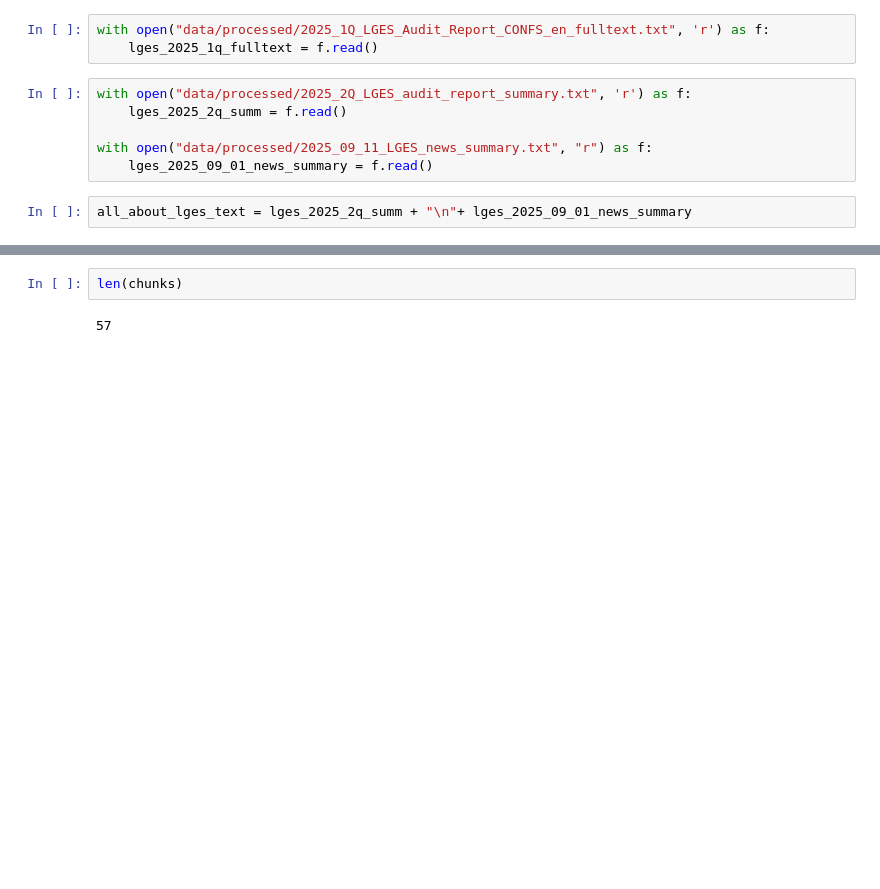
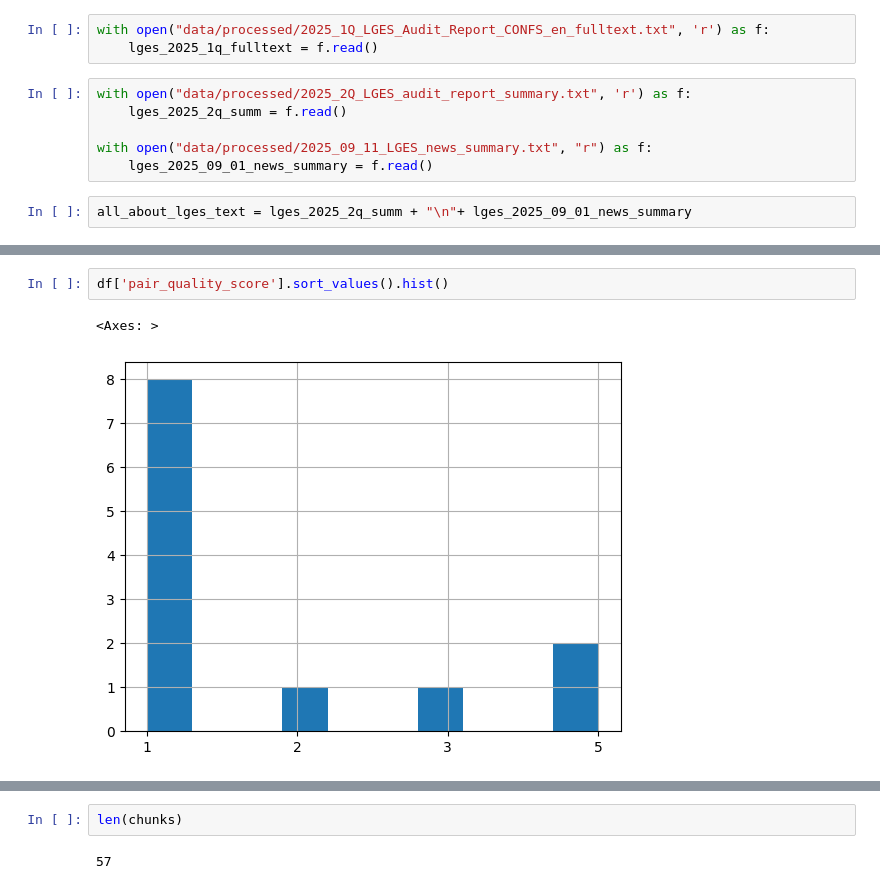
Before and after one commit to HaneulKim214/RAG_research, a Jupyter notebook: 99_evaluation.ipynb, the cells around one changed output, grey strips where cells are left out. Drawn from its saved outputs; the diff is of its cells as text; blank space fills up the shorter version.

```diff
--- a/99_evaluation.ipynb
+++ b/99_evaluation.ipynb
@@ -33,0 +376,5 @@ chunks = text_splitter.create_documents([all_about_lges_text])
+# %%
+df['pair_quality_score'].sort_values().hist()
+# %% [output]
+<Axes: >
+[figure, added]
```
Also changed, not shown: parts of 25 cells of this notebook, 4 other files.
